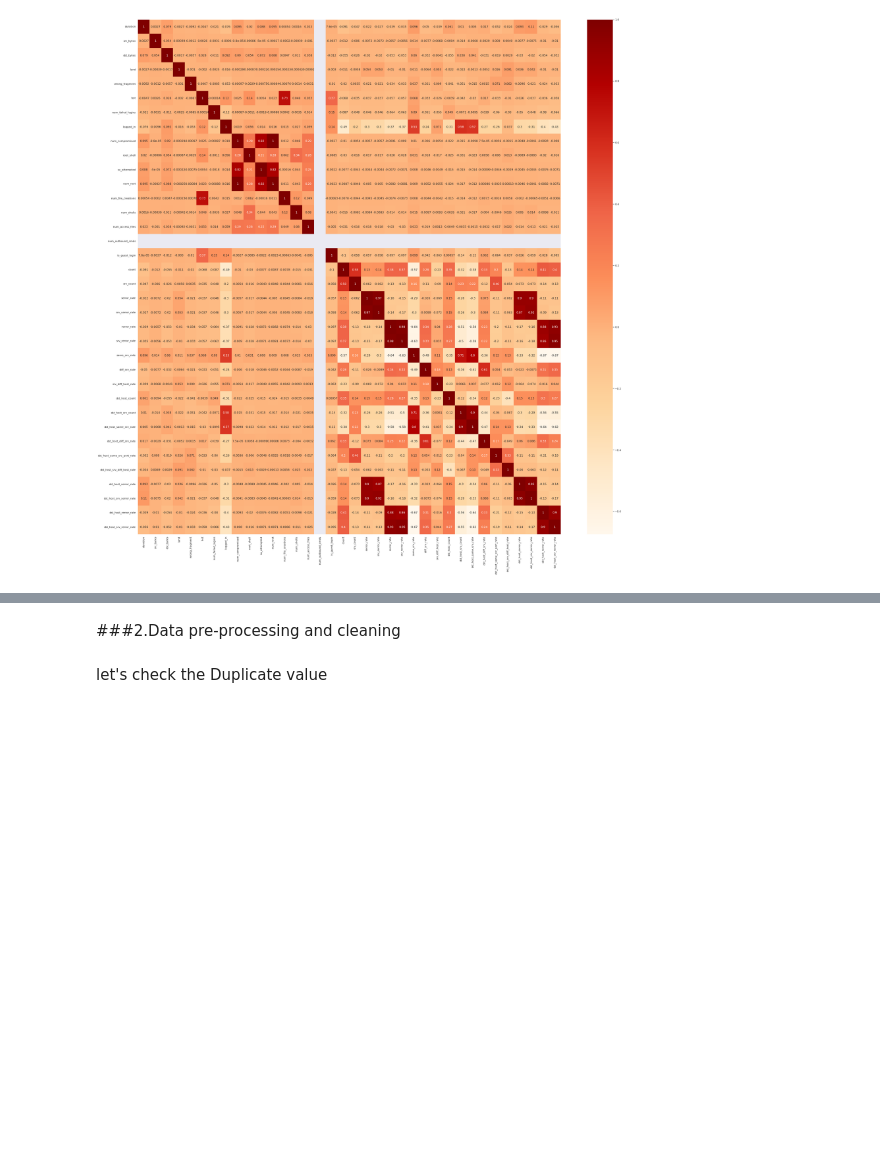
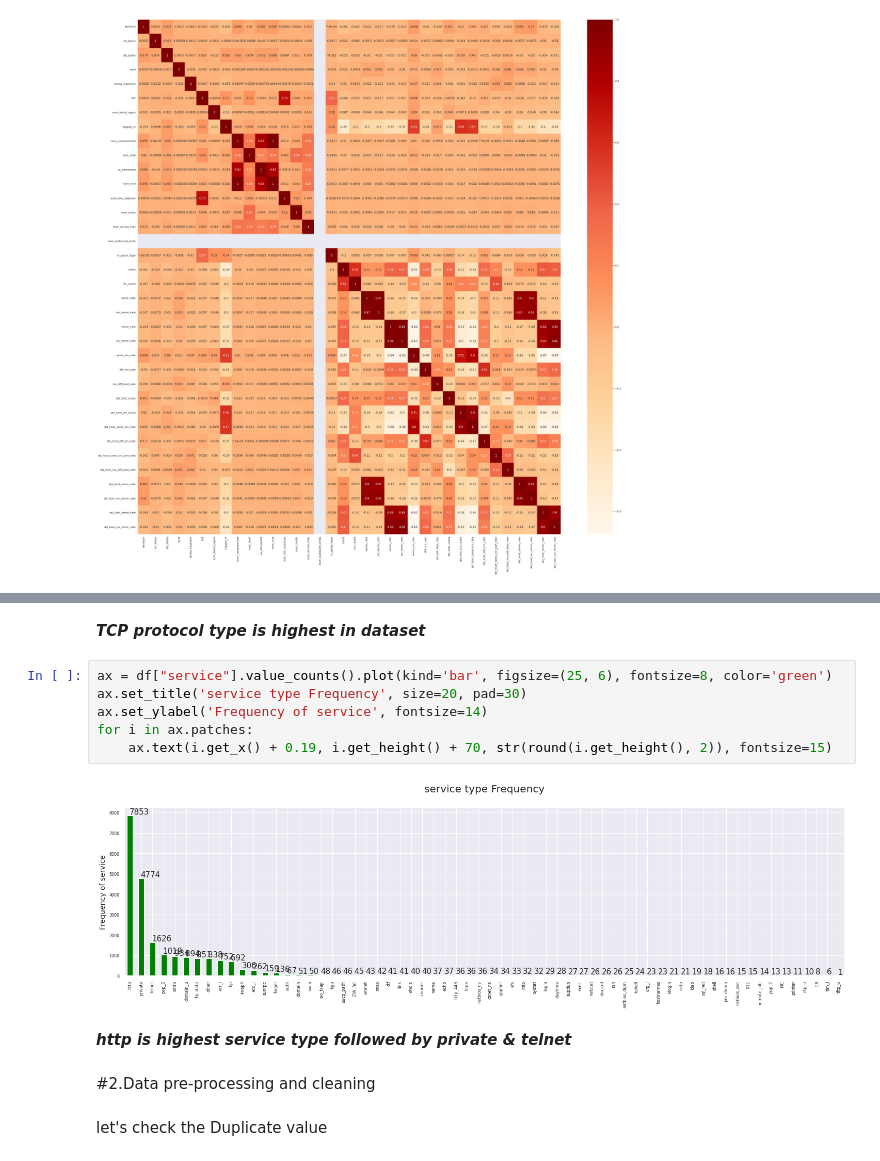
Before and after one commit to Abhineet94/Anamoly_detection, a Jupyter notebook: Anamoly_detection.ipynb, the cells around one changed output, grey strips where cells are left out. Saved outputs shown, nothing was run; the diff lists cells and outputs as text; blank space fills up the shorter version.

```diff
--- a/Anamoly_detection.ipynb
+++ b/Anamoly_detection.ipynb
@@ -116,5 +151,17 @@ sns.heatmap(pear_corr, cmap="OrRd", annot=True)
+# %% [markdown]
+***TCP protocol type is highest in dataset***
+# %%
+ax = df["service"].value_counts().plot(kind='bar', figsize=(25, 6), fontsize=8, color='green')
+ax.set_title('service type Frequency', size=20, pad=30)
+ax.set_ylabel('Frequency of service', fontsize=14)
+for i in ax.patches:
+    ax.text(i.get_x() + 0.19, i.get_height() + 70, str(round(i.get_height(), 2)), fontsize=15)
+# %% [output]
+[figure, added]
+# %% [markdown]
+***http is highest service type followed by private & telnet***
 # %% [markdown]
-###2.Data pre-processing and cleaning
+#2.Data pre-processing and cleaning
 # %% [markdown]
 let's check the Duplicate value
 # %%
```
Also changed, not shown: parts of 136 cells of this notebook.
